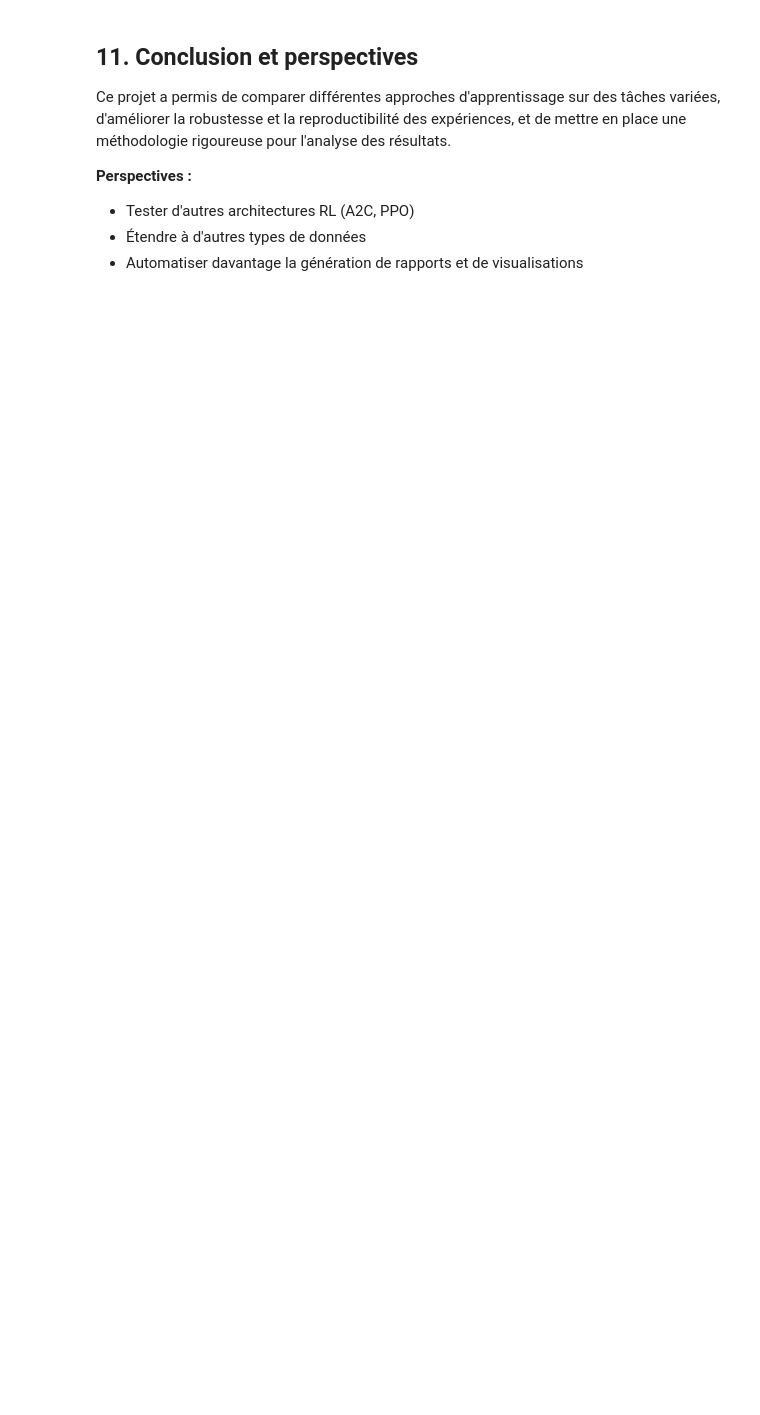
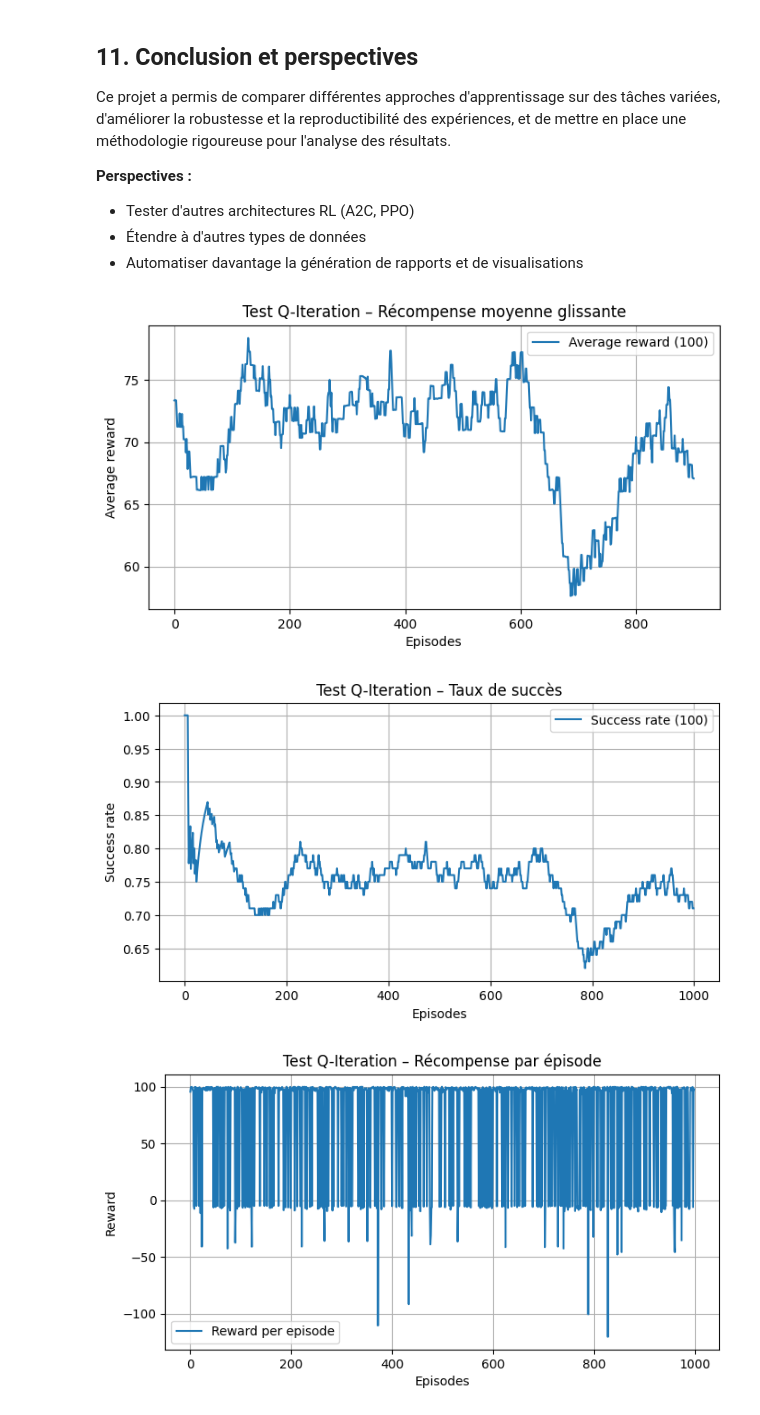
Before and after one commit to Manon-LV/MiniProjet, a Jupyter notebook: mini_projet_final_report.ipynb, the cells around one changed output. Cells and saved outputs as stored; diff of their text form; code cells hidden in the pictures; blank space fills up the shorter version.

```diff
--- a/mini_projet_final_report.ipynb
+++ b/mini_projet_final_report.ipynb
@@ -433,3 +520,58 @@ Ce projet a permis de comparer différentes approches d'apprentissage sur des t
 - Tester d'autres architectures RL (A2C, PPO)
 - Étendre à d'autres types de données
 - Automatiser davantage la génération de rapports et de visualisations
+# %%
+# Affichage des courbes de test Q-Iteration (avg reward, success, reward, steps)
+import numpy as np
+import matplotlib.pyplot as plt
+import os
+
+base_path = os.path.join('results', '03')
+
+# Average reward (glissante)
+test_avg_rewards = np.load(os.path.join(base_path, 'testqiteration_avg_rewards.npy'))
+plt.figure(figsize=(8,4))
+plt.plot(test_avg_rewards, label='Average reward (100)')
+plt.xlabel('Episodes')
+plt.ylabel('Average reward')
+plt.title('Test Q-Iteration – Récompense moyenne glissante')
+plt.legend()
+plt.grid(True)
+plt.show()
+
+# Success rate
+test_success_rates = np.load(os.path.join(base_path, 'testqiteration_success_rates.npy'))
+plt.figure(figsize=(8,4))
+plt.plot(test_success_rates, label='Success rate (100)')
+plt.xlabel('Episodes')
+plt.ylabel('Success rate')
+plt.title('Test Q-Iteration – Taux de succès')
+plt.legend()
+plt.grid(True)
+plt.show()
+
+# Reward par épisode
+test_rewards = np.load(os.path.join(base_path, 'testqiteration_episode_rewards.npy'))
+plt.figure(figsize=(8,4))
+plt.plot(test_rewards, label='Reward per episode')
+plt.xlabel('Episodes')
+plt.ylabel('Reward')
+plt.title('Test Q-Iteration – Récompense par épisode')
+plt.legend()
+plt.grid(True)
+plt.show()
+
+# Steps per episode
+test_steps = np.load(os.path.join(base_path, 'testqiteration_steps_per_episode.npy'))
+plt.figure(figsize=(8,4))
+plt.plot(test_steps, label='Steps per episode')
+plt.xlabel('Episodes')
+plt.ylabel('Steps')
+plt.title('Test Q-Iteration – Nombre de pas par épisode')
+plt.legend()
+plt.grid(True)
+plt.show()
+# %% [output]
+[figure, added]
+[figure, added]
+[figure, added]
```
Also changed, not shown: parts of 4 cells of this notebook, 10 other files.
